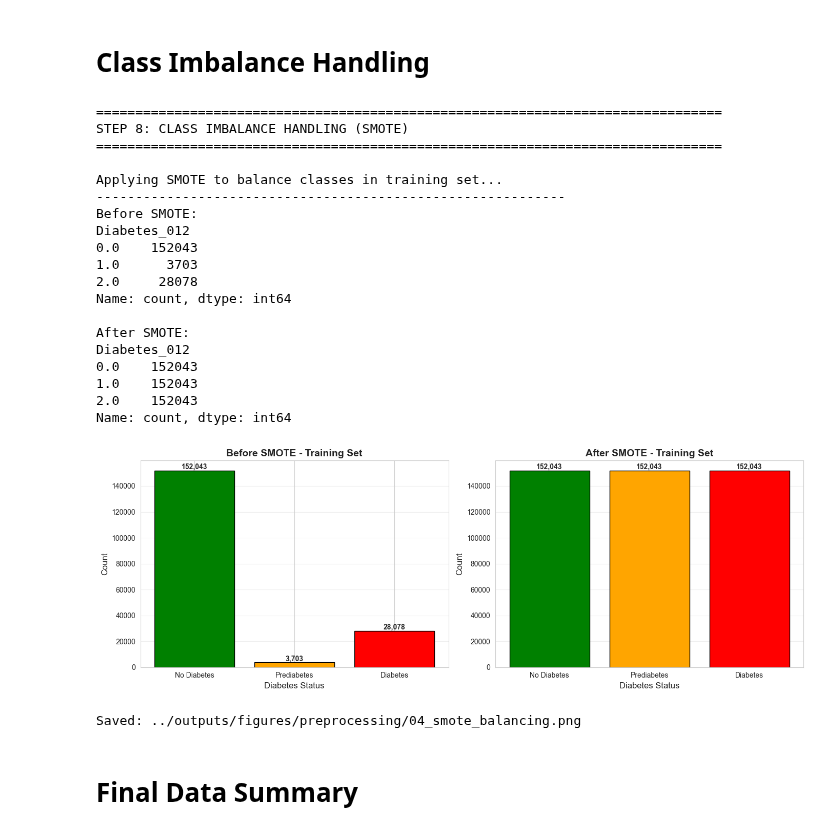
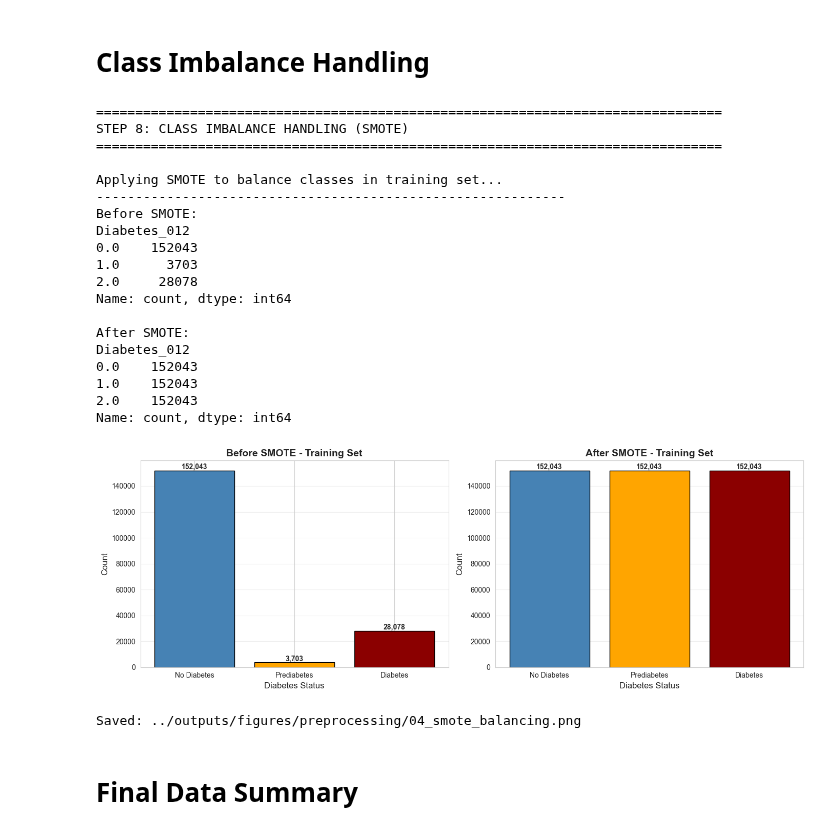
Before and after one commit to eyyuboeztuerk-arch/diabetes-multiclass-project, a Jupyter notebook: notebooks/02_preprocessing.ipynb, the cells around one changed output. Cells and saved outputs as stored; diff of their text form; code cells hidden in the pictures.

```diff
--- a/notebooks/02_preprocessing.ipynb
+++ b/notebooks/02_preprocessing.ipynb
@@ -442,7 +439,7 @@ fig, axes = plt.subplots(1, 2, figsize=(14, 5))
 # Before SMOTE
 before_counts = target_train.value_counts().sort_index()
 axes[0].bar([label_mapping[i] for i in before_counts.index], before_counts.values,
-            color=['green', 'orange', 'red'], edgecolor='black')
+            color=['steelblue', 'orange', 'darkred'], edgecolor='black')
 axes[0].set_title('Before SMOTE - Training Set', fontsize=14, fontweight='bold')
 axes[0].set_xlabel('Diabetes Status', fontsize=12)
 axes[0].set_ylabel('Count', fontsize=12)
@@ -453,39 +450,39 @@ for i, (idx, val) in enumerate(before_counts.items()):
 # After SMOTE
 after_counts = pd.Series(target_train_resampled).value_counts().sort_index()
 axes[1].bar([label_mapping[i] for i in after_counts.index], after_counts.values,
-            color=['green', 'orange', 'red'], edgecolor='black')
+            color=['steelblue', 'orange', 'darkred'], edgecolor='black')
 axes[1].set_title('After SMOTE - Training Set', fontsize=14, fontweight='bold')
 axes[1].set_xlabel('Diabetes Status', fontsize=12)
 axes[1].set_ylabel('Count', fontsize=12)
 axes[1].grid(axis='y', alpha=0.3)
 for i, (idx, val) in enumerate(after_counts.items()):
     axes[1].text(i, val, f'{val:,}', ha='center', va='bottom', fontsize=10, fontweight='bold')
 
 plt.tight_layout()
 plt.savefig(f"{output_dir}/04_smote_balancing.png", dpi=300, bbox_inches='tight')
 plt.show()
 print(f"\nSaved: {output_dir}/04_smote_balancing.png")
 # %% [output]
 ================================================================================
 STEP 8: CLASS IMBALANCE HANDLING (SMOTE)
 ================================================================================
 
 Applying SMOTE to balance classes in training set...
 ------------------------------------------------------------
 Before SMOTE:
 Diabetes_012
 0.0    152043
 1.0      3703
 2.0     28078
 Name: count, dtype: int64
 
 After SMOTE:
 Diabetes_012
 0.0    152043
 1.0    152043
 2.0    152043
 Name: count, dtype: int64
-[figure, old version]
+[figure, new version]
 Saved: ../outputs/figures/preprocessing/04_smote_balancing.png
 # %% [markdown]
 # Final Data Summary
```
Also changed, not shown: parts of 1 cell of this notebook.
